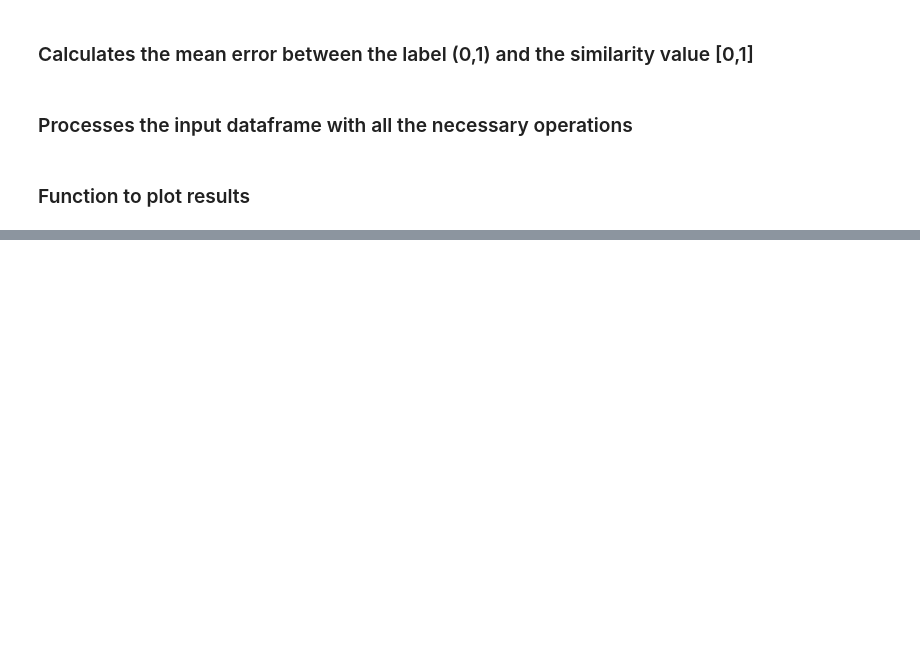
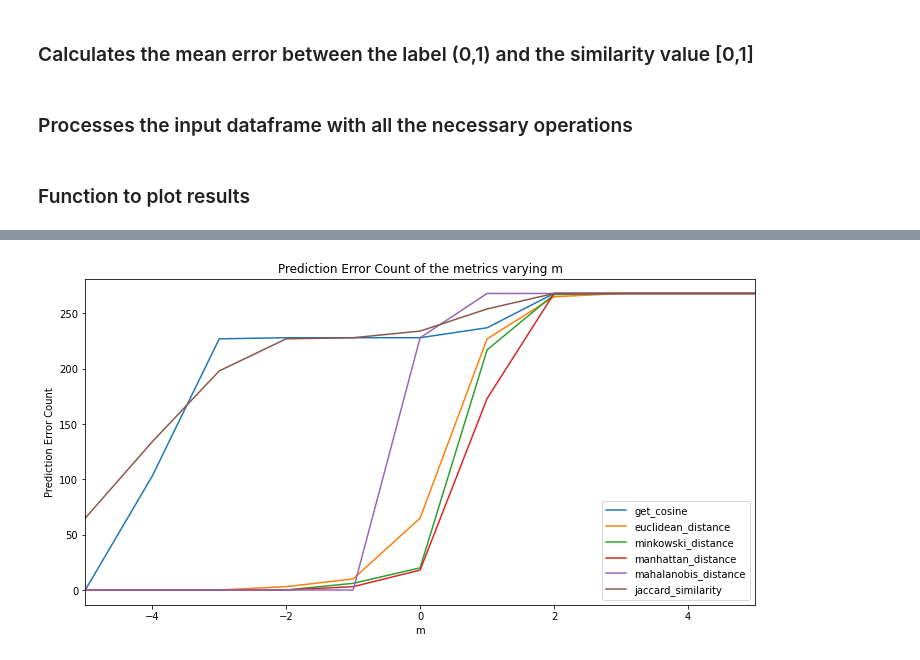
Before and after one commit to Progetto-Agiw/certa, a Jupyter notebook: metric-threshold-testing.ipynb, the cells around one changed output, grey strips where cells are left out. Drawn from its saved outputs; the diff is of its cells as text; code cells hidden in the pictures; blank space fills up the shorter version.

```diff
--- a/metric-threshold-testing.ipynb
+++ b/metric-threshold-testing.ipynb
@@ -259,0 +275,12 @@ plot_results(results)
+# %%
+def processing_pipeline_thresholds(df: pd.DataFrame, metric, m, theta_min, theta_max):
+    df['similarity'] = calculate_similarity_values(df, metric)
+    #similarity_col, theta_min, theta_max = normalize_similarity_thresholds(df, theta_min, theta_max)
+    #print(theta_min, theta_max, metric.__name__)
+    #df['similarity'] = similarity_col
+    df['prediction_error'] = count_similarity_threshold_errors(df, theta_min, theta_max)
+
+    return df
+# %%
+def cumulate_error(df: pd.DataFrame):
+    return df['prediction_error'].sum()
@@ -259,0 +293,13 @@ plot_results(results)
+# %%
+m_values = range(-5, 6)
+results = pd.DataFrame(columns=['metric', 'prediction_error_count'])
+
+for m in m_values:
+
+    for metric in similarity_functions:
+        df_test = df_clean.copy()
+        theta_min, theta_max = find_similarities(train_df, m, metric)
+        df_test = processing_pipeline_thresholds(df_test, metric, m , theta_min, theta_max)
+        results = results.append({'metric': metric.__name__, 'prediction_error_count': cumulate_error(df_test), 'm': m}, ignore_index=True)
+
+    #plot_results_thresholds(results, m)
@@ -259,0 +322,13 @@ plot_results(results)
+# %%
+def plot_results_thresholds_total(results):
+    plt.figure(figsize=(12,6))
+    ax = plt.axes()
+    ax.set(xlim=(-5, 5), xlabel='m', ylabel='Prediction Error Count');
+
+    for metric in results['metric'].unique():
+        current_metric_results = results[results['metric'].str.contains(metric)]
+        plt.plot(current_metric_results['m'], current_metric_results['prediction_error_count'], label=str(metric))
+
+    plt.title('Prediction Error Count of the metrics varying m')
+    plt.legend(loc='best')
+    plt.show()
@@ -259,0 +343,4 @@ plot_results(results)
+# %%
+plot_results_thresholds_total(results)
+# %% [output]
+[figure, added]
```
Also changed, not shown: parts of 31 cells of this notebook.
